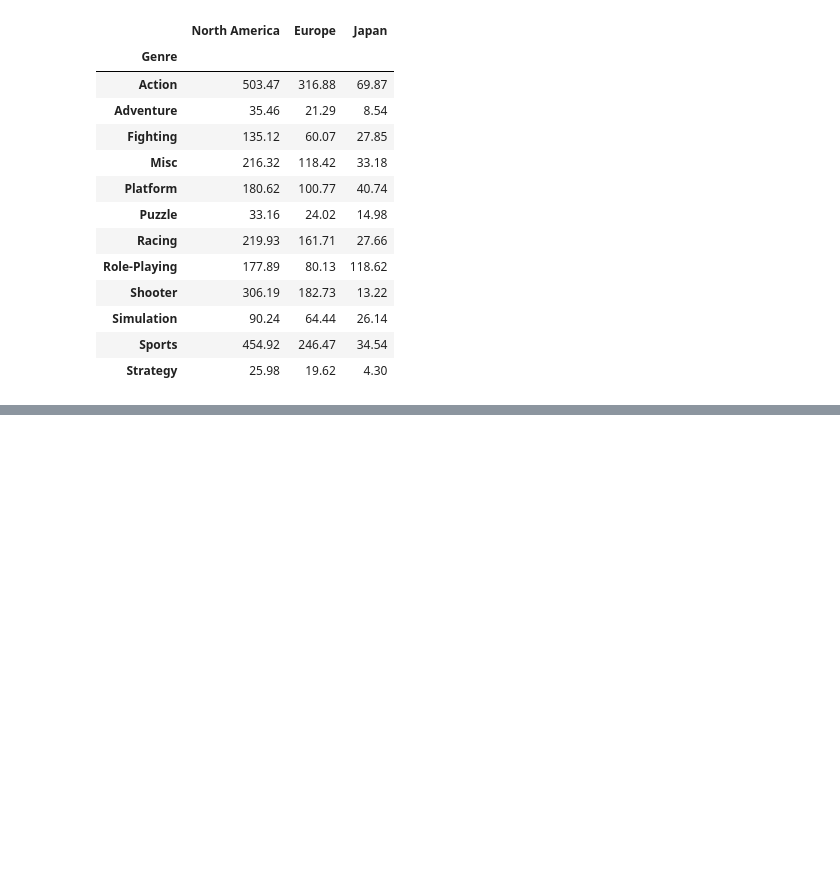
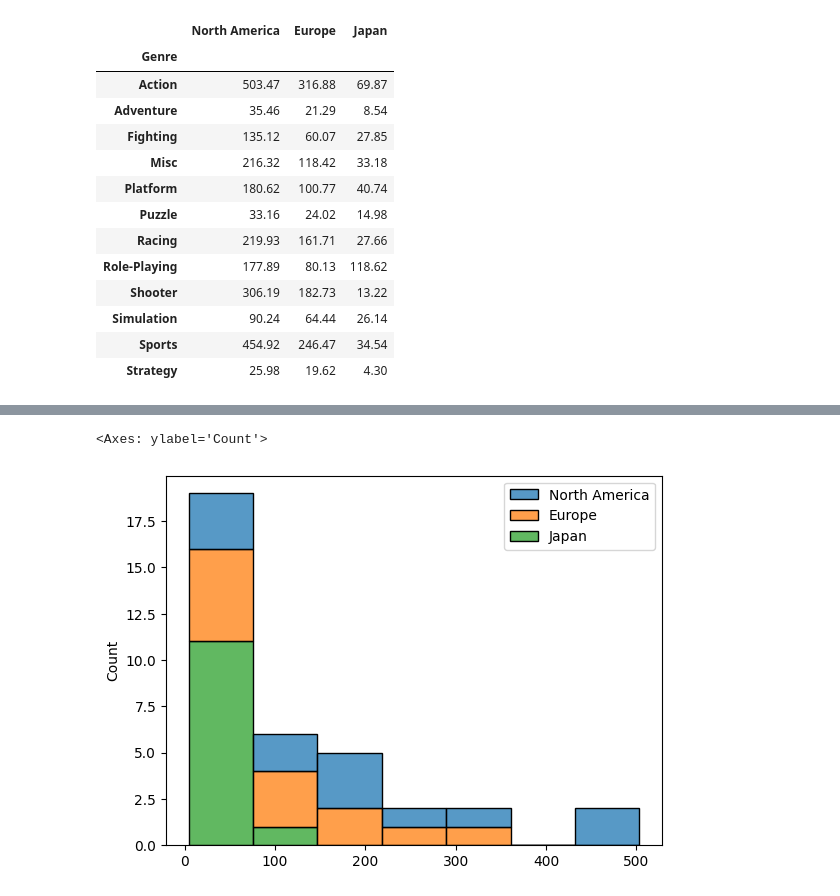
Before and after one commit to tangiambe/Data_Analytics_Project, a Jupyter notebook: genre_country_sales.ipynb, the cells around one changed output, grey strips where cells are left out. Saved outputs shown, nothing was run; the diff lists cells and outputs as text; code cells hidden in the pictures; blank space fills up the shorter version.

```diff
--- a/genre_country_sales.ipynb
+++ b/genre_country_sales.ipynb
@@ -88,0 +99,5 @@ sns.kdeplot(genreSales, multiple='stack')
+# %%
+sns.histplot(genreSales, multiple='stack')
+# %% [output]
+<Axes: ylabel='Count'>
+[figure, added]
```
Also changed, not shown: parts of 2 cells of this notebook.
